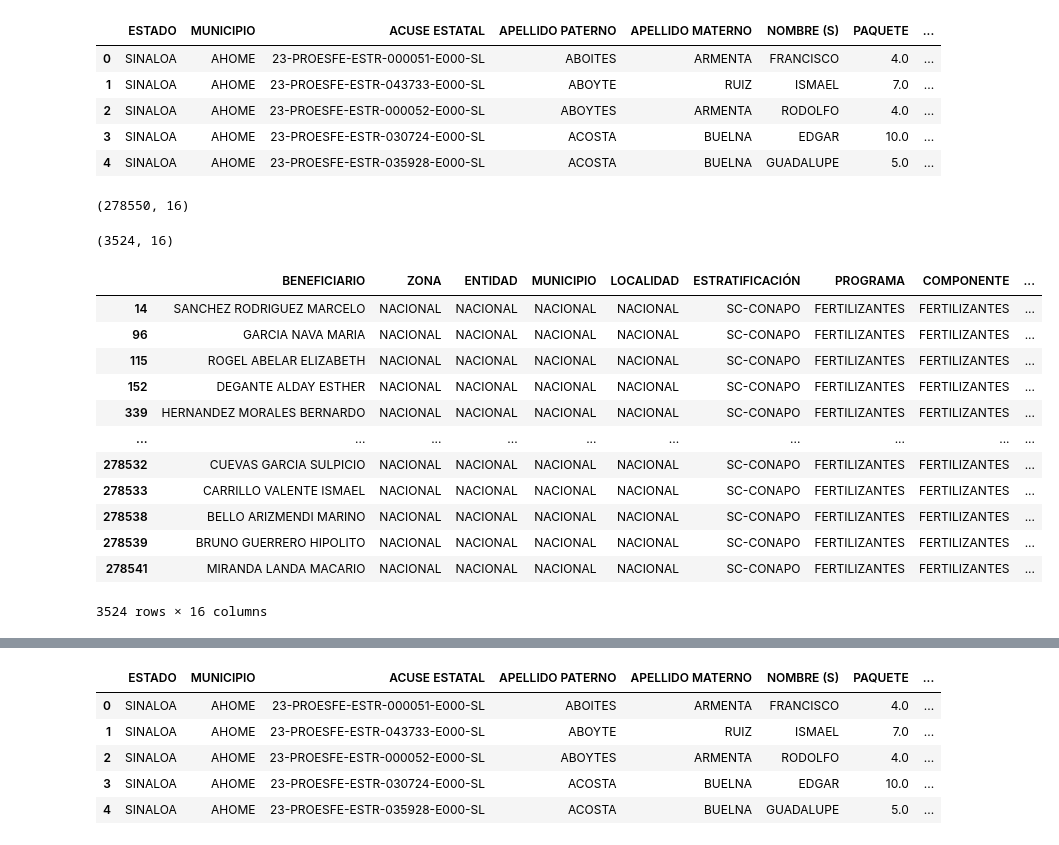
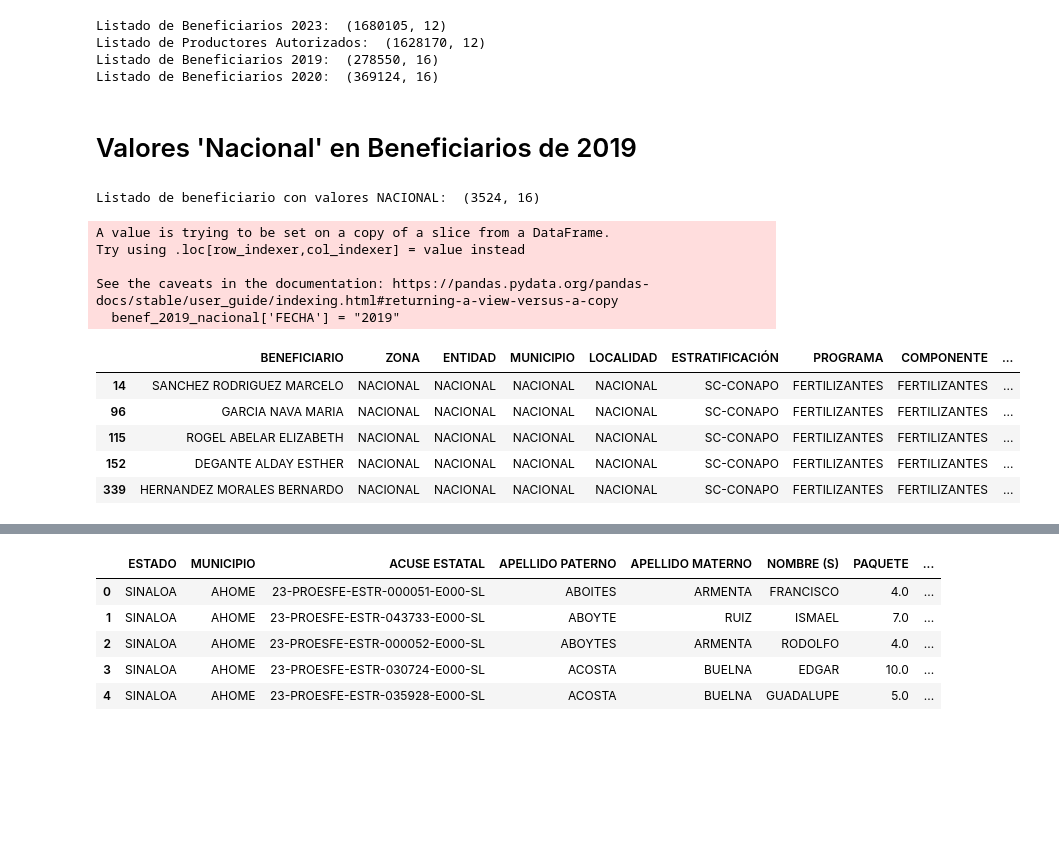
Before and after one commit to DGRIA/SESNA-Fertilizantes, a Jupyter notebook: src/Notebooks/2.4 Challenging_Cases_NACIONAL.ipynb, the cells around one changed output, grey strips where cells are left out. Saved outputs shown, nothing was run; the diff lists cells and outputs as text; code cells hidden in the pictures; blank space fills up the shorter version.

Commit message:
WIP Challenging Cases Nacional

```diff
--- a/src/Notebooks/2.4 Challenging_Cases_NACIONAL.ipynb
+++ b/src/Notebooks/2.4 Challenging_Cases_NACIONAL.ipynb
@@ -23,36 +22,36 @@ beneficiarios_df.head()
-# %%
-autorizados_df.head()
-# %% [output]
-|  | ESTADO | MUNICIPIO | ACUSE ESTATAL | APELLIDO PATERNO | APELLIDO MATERNO | NOMBRE (S) | PAQUETE | ... |
-| 0 | SINALOA | AHOME | 23-PROESFE-ESTR-000051-E000-SL | ABOITES | ARMENTA | FRANCISCO | 4.0 | ... |
-| 1 | SINALOA | AHOME | 23-PROESFE-ESTR-043733-E000-SL | ABOYTE | RUIZ | ISMAEL | 7.0 | ... |
-| 2 | SINALOA | AHOME | 23-PROESFE-ESTR-000052-E000-SL | ABOYTES | ARMENTA | RODOLFO | 4.0 | ... |
-| 3 | SINALOA | AHOME | 23-PROESFE-ESTR-030724-E000-SL | ACOSTA | BUELNA | EDGAR | 10.0 | ... |
-| 4 | SINALOA | AHOME | 23-PROESFE-ESTR-035928-E000-SL | ACOSTA | BUELNA | GUADALUPE | 5.0 | ... |
 # %%
-benef_2019.shape
+print("Listado de Beneficiarios 2023: ", beneficiarios_complete.shape)
+print("Listado de Productores Autorizados: ", autorizados_complete.shape)
+print("Listado de Beneficiarios 2019: ", benef_2019.shape)
+print("Listado de Beneficiarios 2020: ", benef_2020.shape)
 # %% [output]
-(278550, 16)
+Listado de Beneficiarios 2023:  (1680105, 12)
+Listado de Productores Autorizados:  (1628170, 12)
+Listado de Beneficiarios 2019:  (278550, 16)
+Listado de Beneficiarios 2020:  (369124, 16)
+# %% [markdown]
+# Valores 'Nacional' en Beneficiarios de 2019
 # %%
 # Filtrar las filas donde ENTIDAD es 'NACIONAL'
-benef_2019_nacional = benef_2019.loc[benef_2019['ENTIDAD'] == 'NACIONAL']
+benef_2019_nacional = benef_2019.loc[(benef_2019['ENTIDAD'] == 'NACIONAL') &
+                                     (benef_2019['MUNICIPIO'] == 'NACIONAL') &
+                                     (benef_2019['LOCALIDAD'] == 'NACIONAL')]
 
-benef_2019_nacional.shape
+benef_2019_nacional['FECHA'] = "2019"
+print("Listado de beneficiario con valores NACIONAL: ", benef_2019_nacional.shape)
 # %% [output]
-(3524, 16)
+Listado de beneficiario con valores NACIONAL:  (3524, 16)
+A value is trying to be set on a copy of a slice from a DataFrame.
+Try using .loc[row_indexer,col_indexer] = value instead
+
+See the caveats in the documentation: https://pandas.pydata.org/pandas-docs/stable/user_guide/indexing.html#returning-a-view-versus-a-copy
+  benef_2019_nacional['FECHA'] = "2019"
 # %%
-benef_2019_nacional
+benef_2019_nacional.head()
 # %% [output]
 |  | BENEFICIARIO | ZONA | ENTIDAD | MUNICIPIO | LOCALIDAD | ESTRATIFICACIÓN | PROGRAMA | COMPONENTE | ... |
 | 14 | SANCHEZ RODRIGUEZ MARCELO | NACIONAL | NACIONAL | NACIONAL | NACIONAL | SC-CONAPO | FERTILIZANTES | FERTILIZANTES | ... |
 | 96 | GARCIA NAVA MARIA | NACIONAL | NACIONAL | NACIONAL | NACIONAL | SC-CONAPO | FERTILIZANTES | FERTILIZANTES | ... |
 | 115 | ROGEL ABELAR ELIZABETH | NACIONAL | NACIONAL | NACIONAL | NACIONAL | SC-CONAPO | FERTILIZANTES | FERTILIZANTES | ... |
 | 152 | DEGANTE ALDAY ESTHER | NACIONAL | NACIONAL | NACIONAL | NACIONAL | SC-CONAPO | FERTILIZANTES | FERTILIZANTES | ... |
 | 339 | HERNANDEZ MORALES BERNARDO | NACIONAL | NACIONAL | NACIONAL | NACIONAL | SC-CONAPO | FERTILIZANTES | FERTILIZANTES | ... |
-| ... | ... | ... | ... | ... | ... | ... | ... | ... | ... |
-| 278532 | CUEVAS GARCIA SULPICIO | NACIONAL | NACIONAL | NACIONAL | NACIONAL | SC-CONAPO | FERTILIZANTES | FERTILIZANTES | ... |
-| 278533 | CARRILLO VALENTE ISMAEL | NACIONAL | NACIONAL | NACIONAL | NACIONAL | SC-CONAPO | FERTILIZANTES | FERTILIZANTES | ... |
-| 278538 | BELLO ARIZMENDI MARINO | NACIONAL | NACIONAL | NACIONAL | NACIONAL | SC-CONAPO | FERTILIZANTES | FERTILIZANTES | ... |
-| 278539 | BRUNO GUERRERO HIPOLITO | NACIONAL | NACIONAL | NACIONAL | NACIONAL | SC-CONAPO | FERTILIZANTES | FERTILIZANTES | ... |
-| 278541 | MIRANDA LANDA MACARIO | NACIONAL | NACIONAL | NACIONAL | NACIONAL | SC-CONAPO | FERTILIZANTES | FERTILIZANTES | ... |
-3524 rows × 16 columns
```
Also changed, not shown: parts of 38 cells of this notebook.
